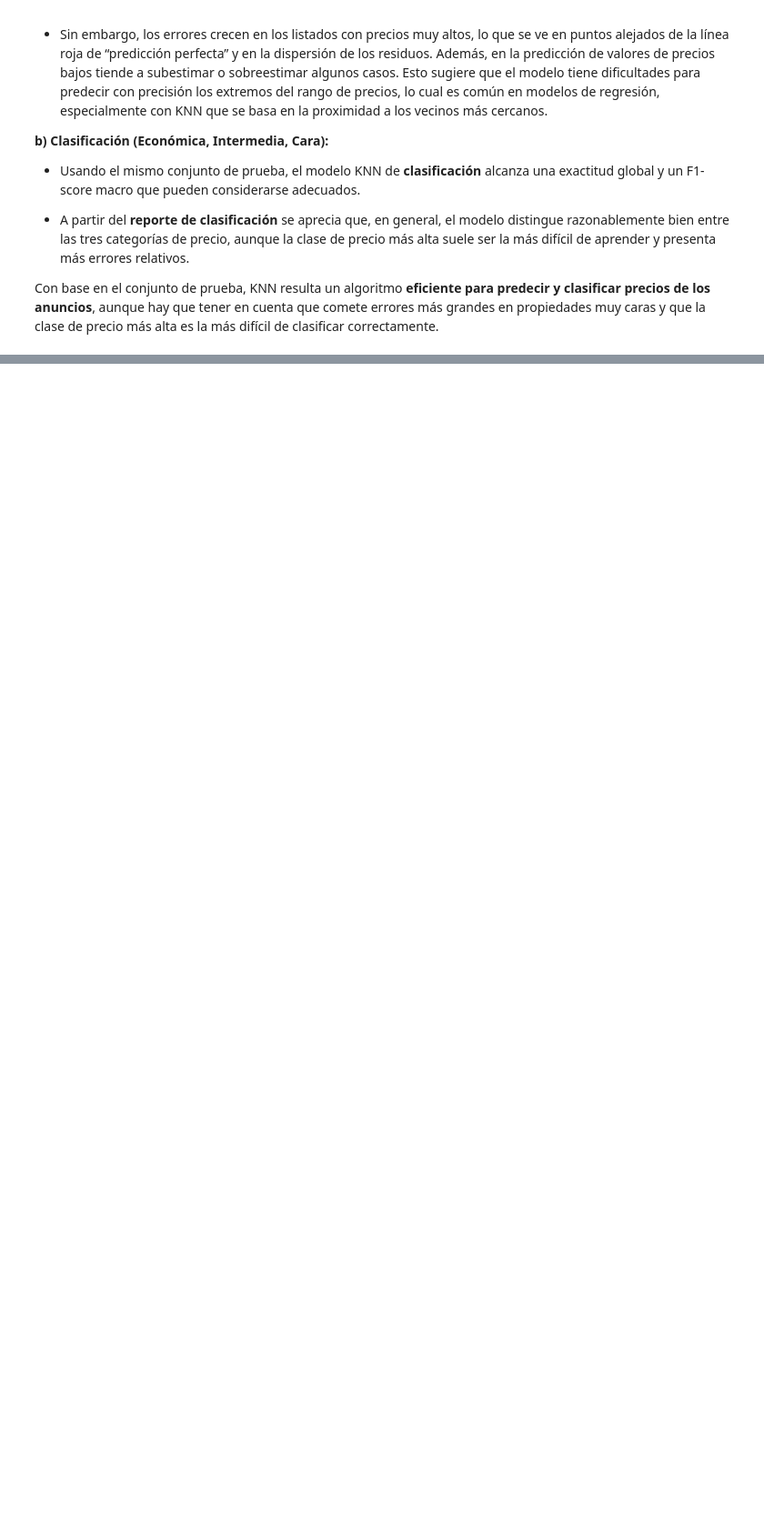
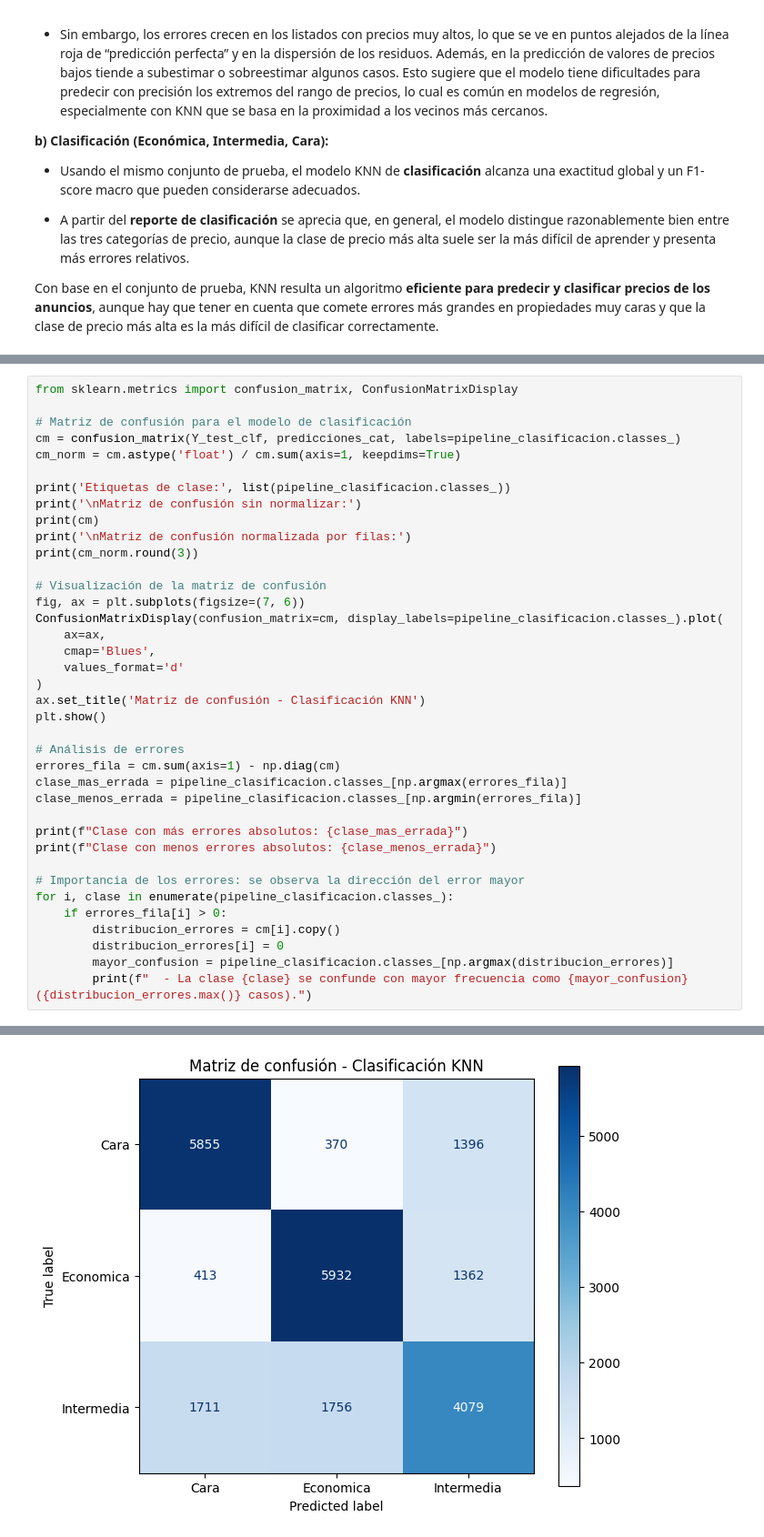
Before and after one commit to Vann06/Mineria_Datos, a Jupyter notebook: KNN.ipynb, the cells around one changed output, grey strips where cells are left out. Shown at 91% size. Saved outputs shown, nothing was run; the diff lists cells and outputs as text; blank space fills up the shorter version.

Commit message:
Análisis y evaluación del modelo KNN: matriz de confusión (ej 6), sobreajuste (ej 7) y validación cruzada (ej 8)

```diff
--- a/KNN.ipynb
+++ b/KNN.ipynb
@@ -376,0 +383,39 @@ Con base en el conjunto de prueba, KNN resulta un algoritmo **eficiente para pre
+# %%
+from sklearn.metrics import confusion_matrix, ConfusionMatrixDisplay
+
+# Matriz de confusión para el modelo de clasificación
+cm = confusion_matrix(Y_test_clf, predicciones_cat, labels=pipeline_clasificacion.classes_)
+cm_norm = cm.astype('float') / cm.sum(axis=1, keepdims=True)
+
+print('Etiquetas de clase:', list(pipeline_clasificacion.classes_))
+print('\nMatriz de confusión sin normalizar:')
+print(cm)
+print('\nMatriz de confusión normalizada por filas:')
+print(cm_norm.round(3))
+
+# Visualización de la matriz de confusión
+fig, ax = plt.subplots(figsize=(7, 6))
+ConfusionMatrixDisplay(confusion_matrix=cm, display_labels=pipeline_clasificacion.classes_).plot(
+    ax=ax,
+    cmap='Blues',
+    values_format='d'
+)
+ax.set_title('Matriz de confusión - Clasificación KNN')
+plt.show()
+
+# Análisis de errores
+errores_fila = cm.sum(axis=1) - np.diag(cm)
+clase_mas_errada = pipeline_clasificacion.classes_[np.argmax(errores_fila)]
+clase_menos_errada = pipeline_clasificacion.classes_[np.argmin(errores_fila)]
+
+print(f"Clase con más errores absolutos: {clase_mas_errada}")
+print(f"Clase con menos errores absolutos: {clase_menos_errada}")
+
+# Importancia de los errores: se observa la dirección del error mayor
+for i, clase in enumerate(pipeline_clasificacion.classes_):
+    if errores_fila[i] > 0:
+        distribucion_errores = cm[i].copy()
+        distribucion_errores[i] = 0
+        mayor_confusion = pipeline_clasificacion.classes_[np.argmax(distribucion_errores)]
+        print(f"  - La clase {clase} se confunde con mayor frecuencia como {mayor_confusion} ({distribucion_errores.max()} casos).")
+# %% [output]
@@ -376,0 +433 @@ Con base en el conjunto de prueba, KNN resulta un algoritmo **eficiente para pre
+[figure, added]
```
Also changed, not shown: parts of 10 cells of this notebook.
